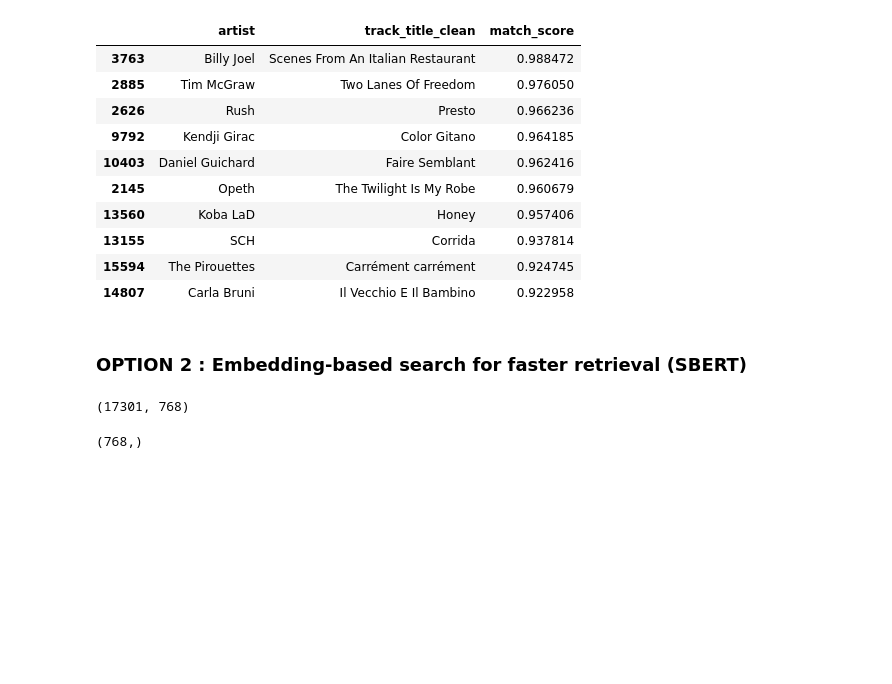
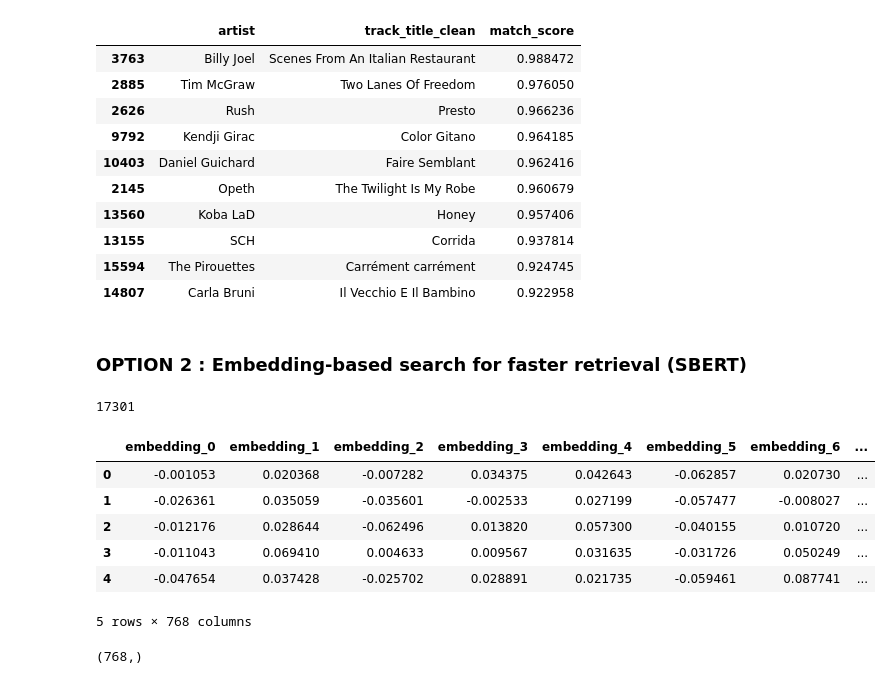
Before and after one commit to vicctoirec/wagon-bootcamp-project, a Jupyter notebook: notebooks/notebook_Laureen.ipynb, the cells around one changed output. Saved outputs shown, nothing was run; the diff lists cells and outputs as text; code cells hidden in the pictures; blank space fills up the shorter version.

```diff
--- a/notebooks/notebook_Laureen.ipynb
+++ b/notebooks/notebook_Laureen.ipynb
@@ -226,6 +226,6 @@ model = SentenceTransformer("nomic-ai/nomic-embed-text-v2-moe", trust_remote_cod
 lyrics_embeddings = model.encode(data["lyrics_clean"].tolist(), batch_size=32, show_progress_bar=True)
 # %%
 # Check the shape of the embeddings
-lyrics_embeddings.shape
+lyrics_embeddings.shape[0]
 # %% [output]
-(17301, 768)
+17301
@@ -232,3 +240,15 @@ lyrics_embeddings.shape
+# %%
+# Embedded lyrics DataFrame
+data_embedded = pd.read_csv(output_path, index_col=0)
+data_embedded.head()
+# %% [output]
+|  | embedding_0 | embedding_1 | embedding_2 | embedding_3 | embedding_4 | embedding_5 | embedding_6 | ... |
+| 0 | -0.001053 | 0.020368 | -0.007282 | 0.034375 | 0.042643 | -0.062857 | 0.020730 | ... |
+| 1 | -0.026361 | 0.035059 | -0.035601 | -0.002533 | 0.027199 | -0.057477 | -0.008027 | ... |
+| 2 | -0.012176 | 0.028644 | -0.062496 | 0.013820 | 0.057300 | -0.040155 | 0.010720 | ... |
+| 3 | -0.011043 | 0.069410 | 0.004633 | 0.009567 | 0.031635 | -0.031726 | 0.050249 | ... |
+| 4 | -0.047654 | 0.037428 | -0.025702 | 0.028891 | 0.021735 | -0.059461 | 0.087741 | ... |
+5 rows × 768 columns
 # %%
 user_vector = model.encode(user_input, show_progress_bar=True)
 # %%
```
Also changed, not shown: parts of 5 cells of this notebook, 5 other files.
